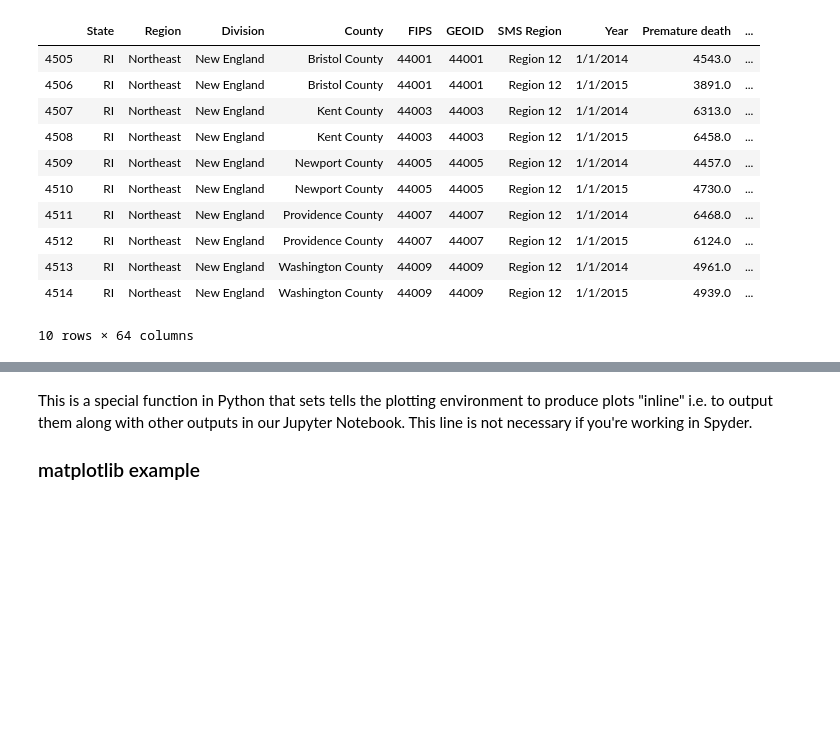
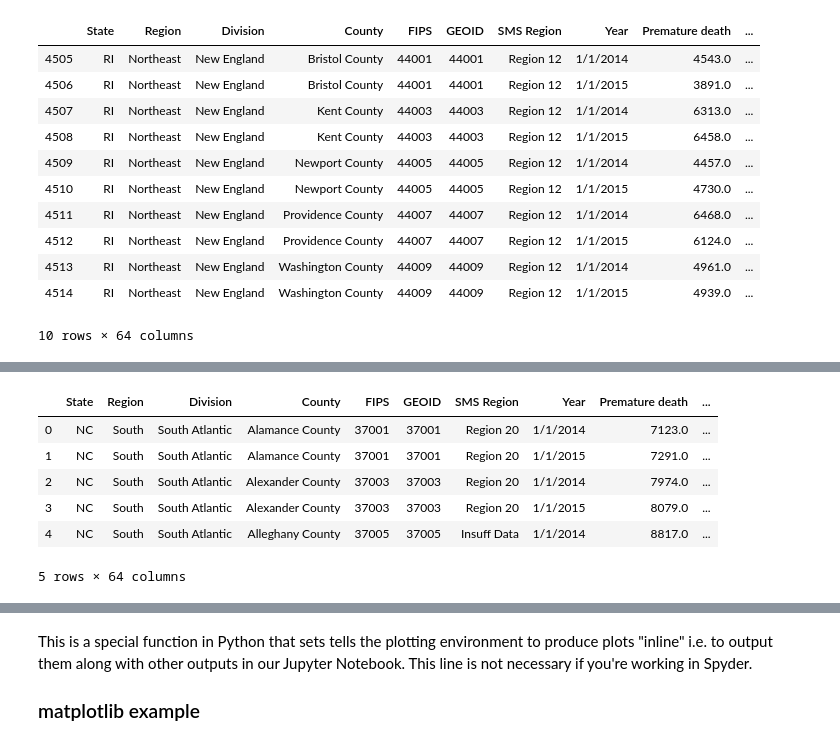
Before and after one commit to UNC-Libraries-data/Python, a Jupyter notebook: Jupyter/Pandas.ipynb, the cells around one changed output, grey strips where cells are left out. Drawn from its saved outputs; the diff is of its cells as text; code cells hidden in the pictures; blank space fills up the shorter version.

```diff
--- a/Jupyter/Pandas.ipynb
+++ b/Jupyter/Pandas.ipynb
@@ -181,0 +151,15 @@ df[df["State"]=="RI"]
+# %%
+chunk_list = []
+for chunk in pd.read_csv("CountyHealthData_2014-2015.csv", chunksize=1000, iterator=True):
+    nc_rows = chunk[chunk["State"]=="NC"]
+    chunk_list.append(nc_rows)
+nc_df = pd.concat(chunk_list, ignore_index=True)
+nc_df.head()
+# %% [output]
+|  | State | Region | Division | County | FIPS | GEOID | SMS Region | Year | Premature death | ... |
+| 0 | NC | South | South Atlantic | Alamance County | 37001 | 37001 | Region 20 | 1/1/2014 | 7123.0 | ... |
+| 1 | NC | South | South Atlantic | Alamance County | 37001 | 37001 | Region 20 | 1/1/2015 | 7291.0 | ... |
+| 2 | NC | South | South Atlantic | Alexander County | 37003 | 37003 | Region 20 | 1/1/2014 | 7974.0 | ... |
+| 3 | NC | South | South Atlantic | Alexander County | 37003 | 37003 | Region 20 | 1/1/2015 | 8079.0 | ... |
+| 4 | NC | South | South Atlantic | Alleghany County | 37005 | 37005 | Insuff Data | 1/1/2014 | 8817.0 | ... |
+5 rows × 64 columns
```
Also changed, not shown: parts of 20 cells of this notebook, 6 other files.
